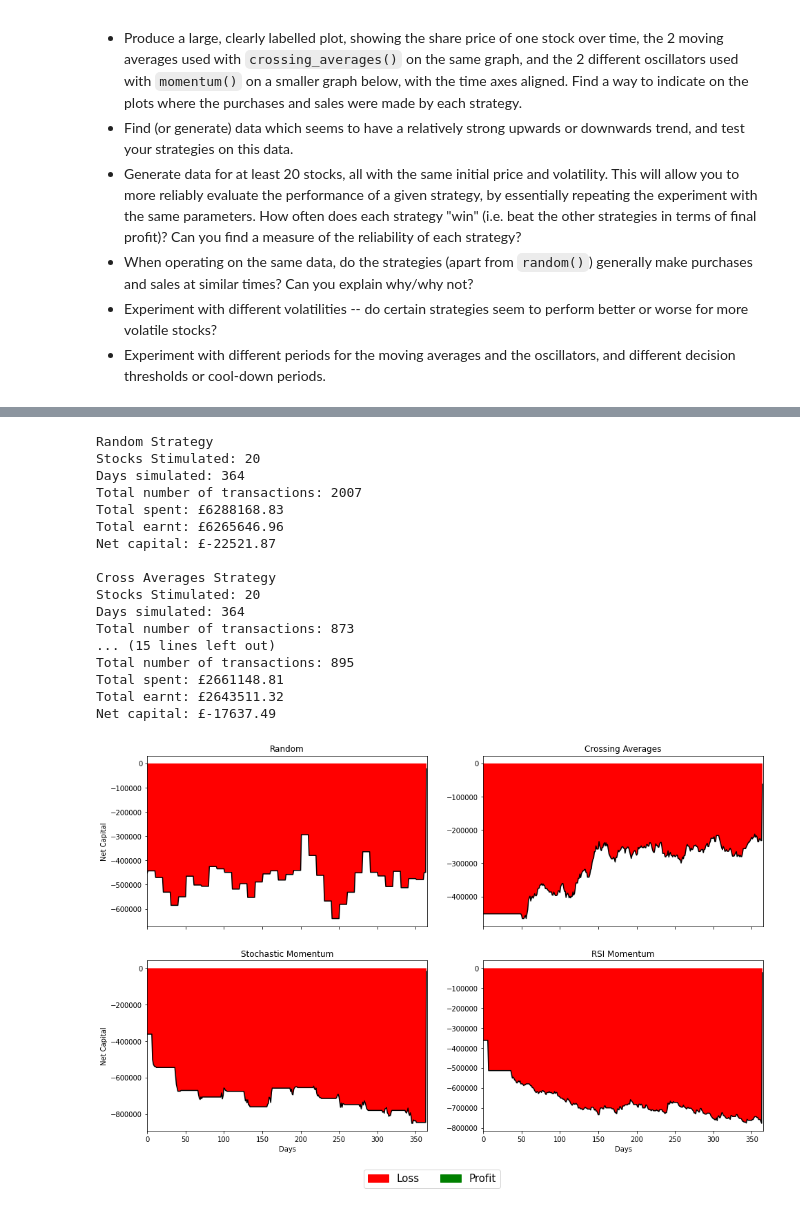
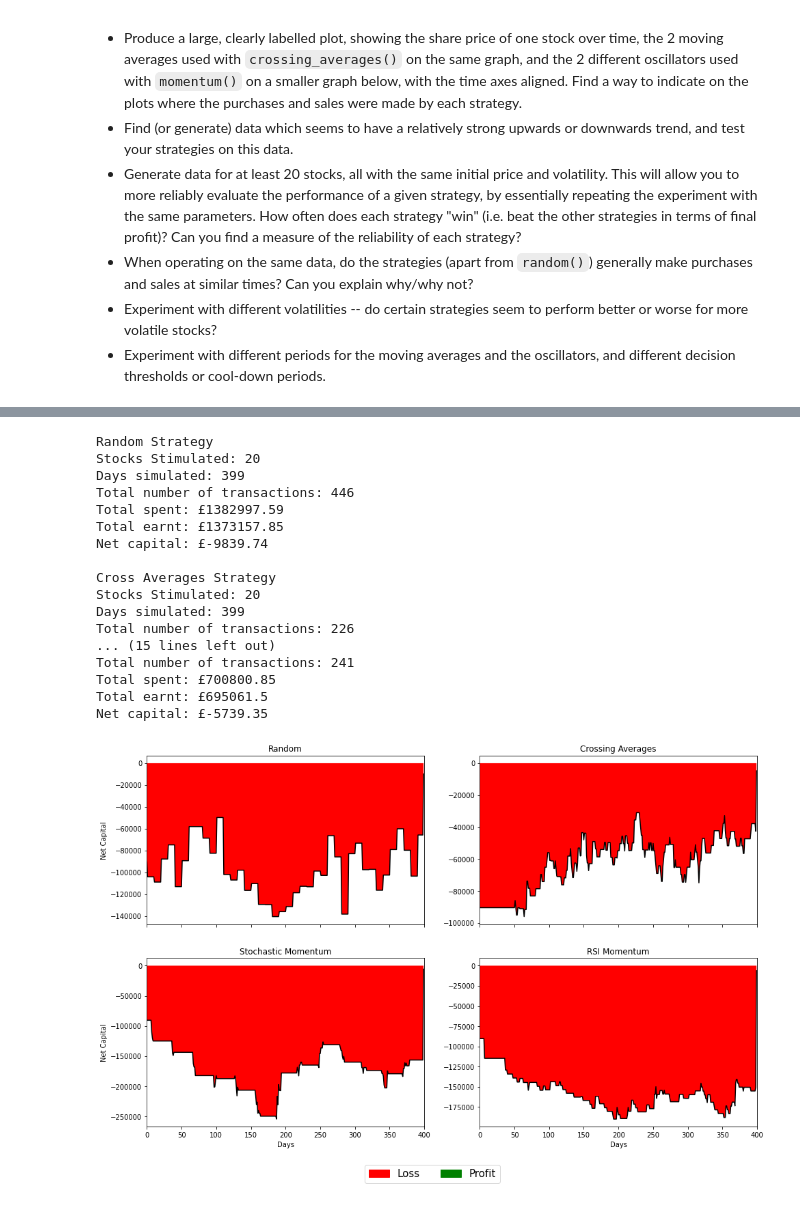
Before and after one commit to c-abbott/algorithmic-trading, a Jupyter notebook: project-1-notebook.ipynb, the cells around one changed output, grey strips where cells are left out. Saved outputs shown, nothing was run; the diff lists cells and outputs as text; code cells hidden in the pictures.

```diff
--- a/project-1-notebook.ipynb
+++ b/project-1-notebook.ipynb
@@ -503,4 +566,6 @@ strat.apply_all_strats(stock_prices, amount, fees, n_ran, sma_window, fma_window
 # %%
+# Summary stats for a single run
+strat.apply_all_strats(stock_prices, amount, fees, n_ran, sma_window, fma_window, stoch_period, rsi_period, thresholds, cooldown_period)
 print('Random Strategy')
 pf.read_ledger('ledger_ran.txt')
 print('Cross Averages Strategy')
@@ -512,22 +577,23 @@ pf.read_ledger('ledger_stoch.txt')
 # %% [output]
 Random Strategy
 Stocks Stimulated: 20
-Days simulated: 364
-Total number of transactions: 2007
-Total spent: £6288168.83
-Total earnt: £6265646.96
-Net capital: £-22521.87
+Days simulated: 399
+Total number of transactions: 446
+Total spent: £1382997.59
+Total earnt: £1373157.85
+Net capital: £-9839.74
 
 Cross Averages Strategy
 Stocks Stimulated: 20
-Days simulated: 364
-Total number of transactions: 873
+Days simulated: 399
+Total number of transactions: 226
 ... (15 lines left out)
-Total number of transactions: 895
-Total spent: £2661148.81
-Total earnt: £2643511.32
-Net capital: £-17637.49
+Total number of transactions: 241
+Total spent: £700800.85
+Total earnt: £695061.5
+Net capital: £-5739.35
-# %%
-pf.plot_net_capital(365)
-# %% [output]
-[figure, removed]
+# %%
+# Visualising stats shown above
+pf.plot_net_capital(400)
+# %% [output]
+[figure, added]
```
Also changed, not shown: parts of 4 cells of this notebook, 1 other file.
